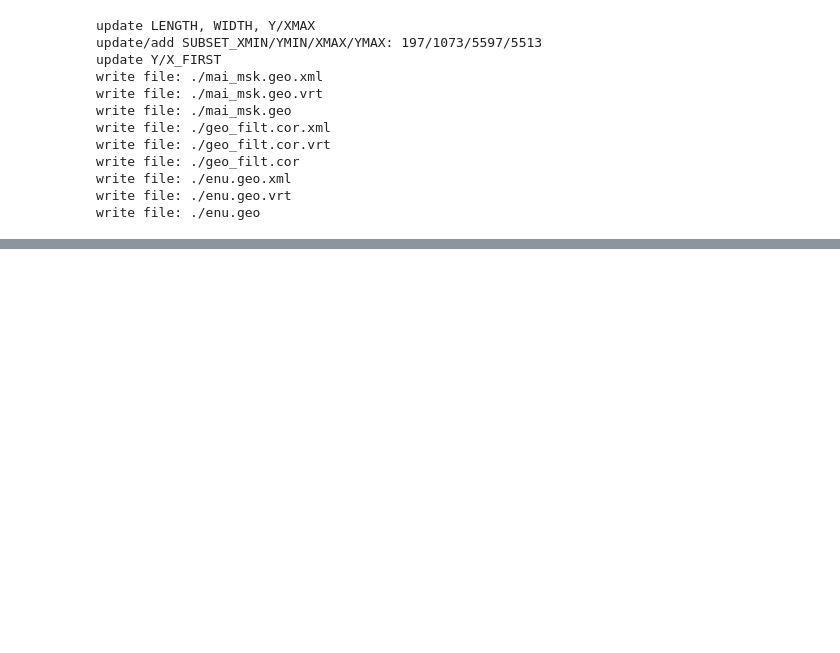
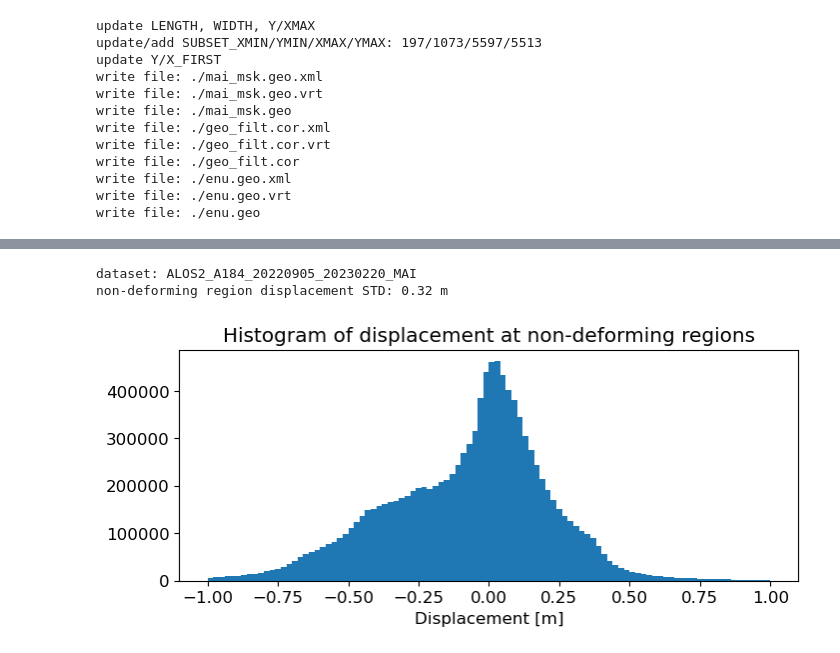
Before and after one commit to yunjunz/2023-Turkey-EQ, a Jupyter notebook: prep_alos2_mai.ipynb, the cells around one changed output, grey strips where cells are left out. Drawn from its saved outputs; the diff is of its cells as text; code cells hidden in the pictures; blank space fills up the shorter version.

Commit message:
alos2_mai: calc uncertainty from non-deform regions

```diff
--- a/prep_alos2_mai.ipynb
+++ b/prep_alos2_mai.ipynb
@@ -141,0 +156,23 @@ write file: ./enu.geo
+# %%
+## 2. Calculate STD
+# read mask
+mask_aoi_file = os.path.join(work_dir, 'maskAOI.h5')
+mask_aoi = readfile.read(mask_aoi_file)[0]
+
+# get displacement and its STD for non-deforming area
+dis_stable = np.array(dis)
+dis_stable[mask_aoi] = np.nan
+std_stable = np.nanstd(dis_stable)
+print(f'dataset: {dname}')
+print(f'non-deforming region displacement STD: {std_stable:.2f} m')
+
+## 3. Plot
+fig, ax = plt.subplots(figsize=[8, 3])
+ax.hist(dis_stable.flatten(), bins=100, range=[-1,1])
+ax.set_xlabel('Displacement [m]')
+ax.set_title('Histogram of displacement at non-deforming regions')
+plt.show()
+# %% [output]
+dataset: ALOS2_A184_20220905_20230220_MAI
+non-deforming region displacement STD: 0.32 m
+[figure, added]
```
Also changed, not shown: parts of 5 cells of this notebook.
